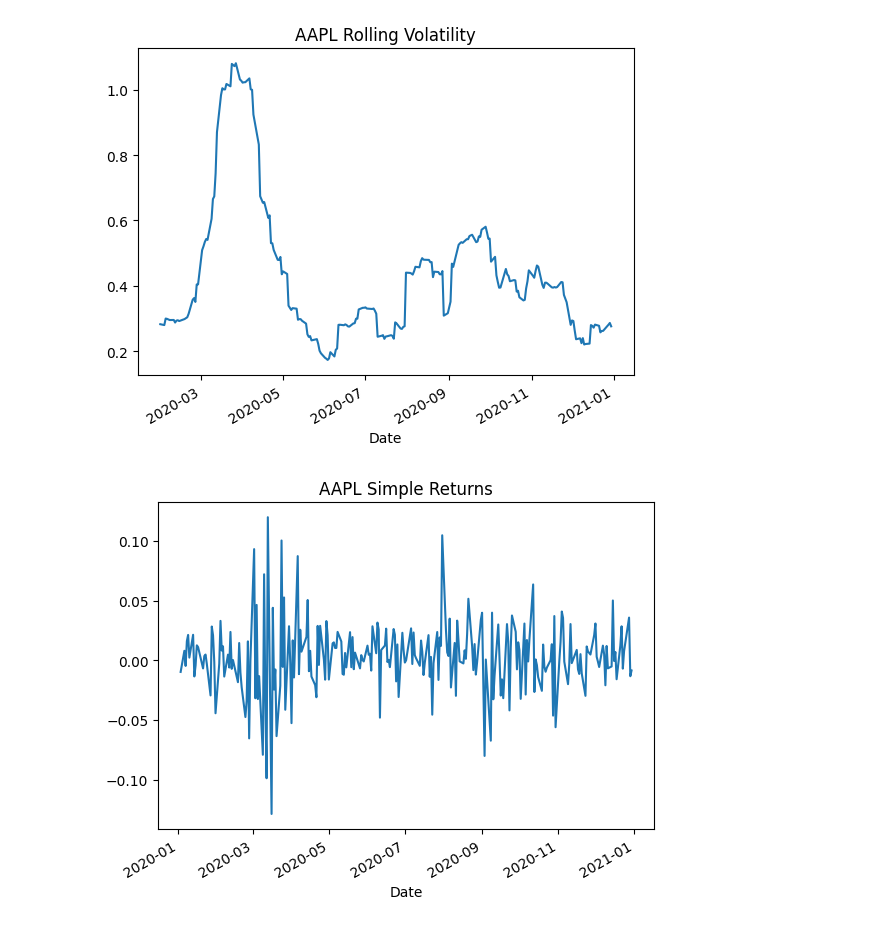
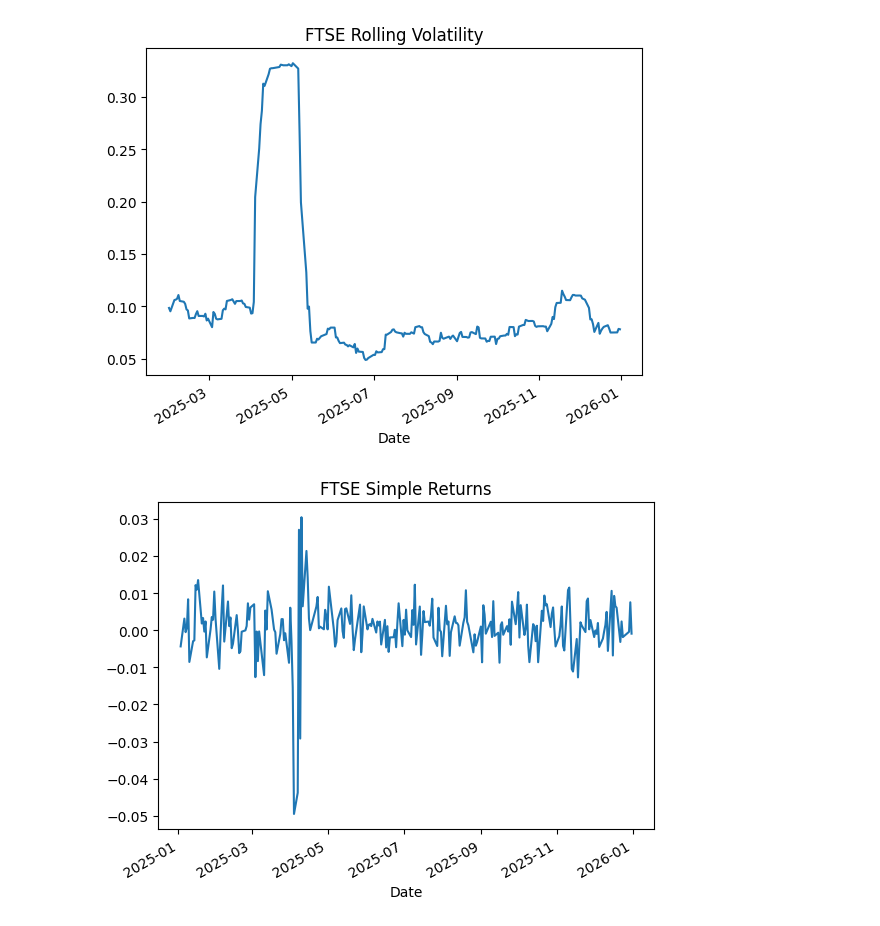
Before and after one commit to paize-k/quant-lab, a Jupyter notebook: trade-backtest-engine/notebooks/01_data_explore.ipynb, the cells around one changed output. Cells and saved outputs as stored; diff of their text form; code cells hidden in the pictures.

```diff
--- a/trade-backtest-engine/notebooks/01_data_explore.ipynb
+++ b/trade-backtest-engine/notebooks/01_data_explore.ipynb
@@ -56,7 +56,7 @@ from quant_lab.data.loader import load_prices
 from quant_lab.features.indicators import sma, ema, rolling_volatility, simple_returns, log_returns
 import matplotlib.pyplot as plt
 
-df = load_prices("AAPL", "2020-01-01", "2020-12-31")
+df = load_prices("^FTSE", "2025-01-01", "2026-01-01")
 
 df['SIMPLE_RETURNS'] = simple_returns(df['Close'])
 df['LOG_RETURNS'] = log_returns(df['Close'])
@@ -67,16 +67,16 @@ df["VOL_20"] = rolling_volatility(df["LOG_RETURNS"], window=20)
 
  # df['MA_CROSSOVER'] = ma_crossover_position(df['Close'], fast_window=20, slow_window=50)
 
-df[['Close', 'SMA_20', 'EMA_20']].plot(title='AAPL Closing Price with SMA and EMA')
+df[['Close', 'SMA_20', 'EMA_20']].plot(title='FTSE Closing Price with SMA and EMA')
 plt.show()
 
-df["VOL_20"].plot(title='AAPL Rolling Volatility')
+df["VOL_20"].plot(title='FTSE Rolling Volatility')
 plt.show()
 
-df['SIMPLE_RETURNS'].plot(title='AAPL Simple Returns')
+df['SIMPLE_RETURNS'].plot(title='FTSE Simple Returns')
 plt.show()
 
-df['LOG_RETURNS'].plot(title='AAPL Log Returns')
+df['LOG_RETURNS'].plot(title='FTSE Log Returns')
 plt.show()
 
 # df['MA_CROSSOVER'].plot(title='AAPL MA Crossover Position')
@@ -86,2 +86,2 @@ plt.show()
-[figure, old version]
+[figure, new version]
-[figure, old version]
+[figure, new version]
```
Also changed, not shown: parts of 4 cells of this notebook, 4 other files.
